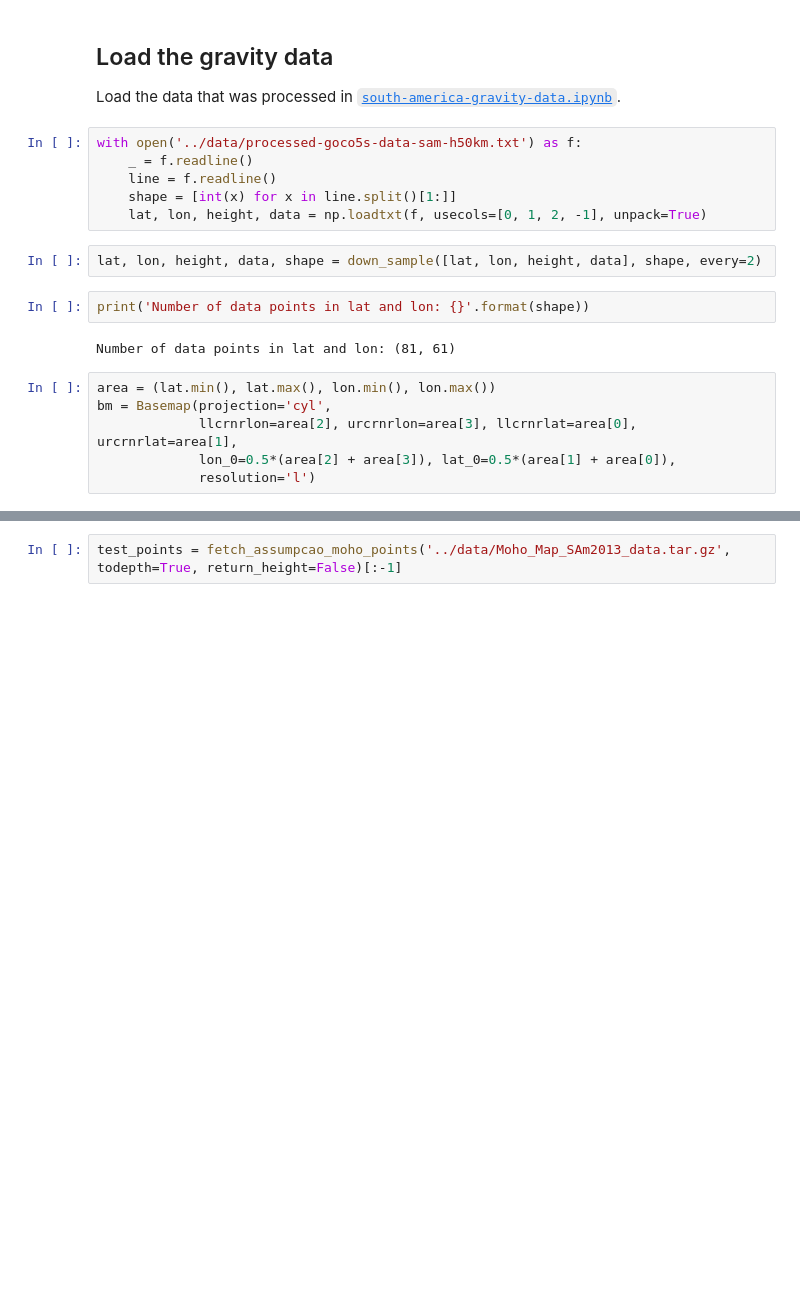
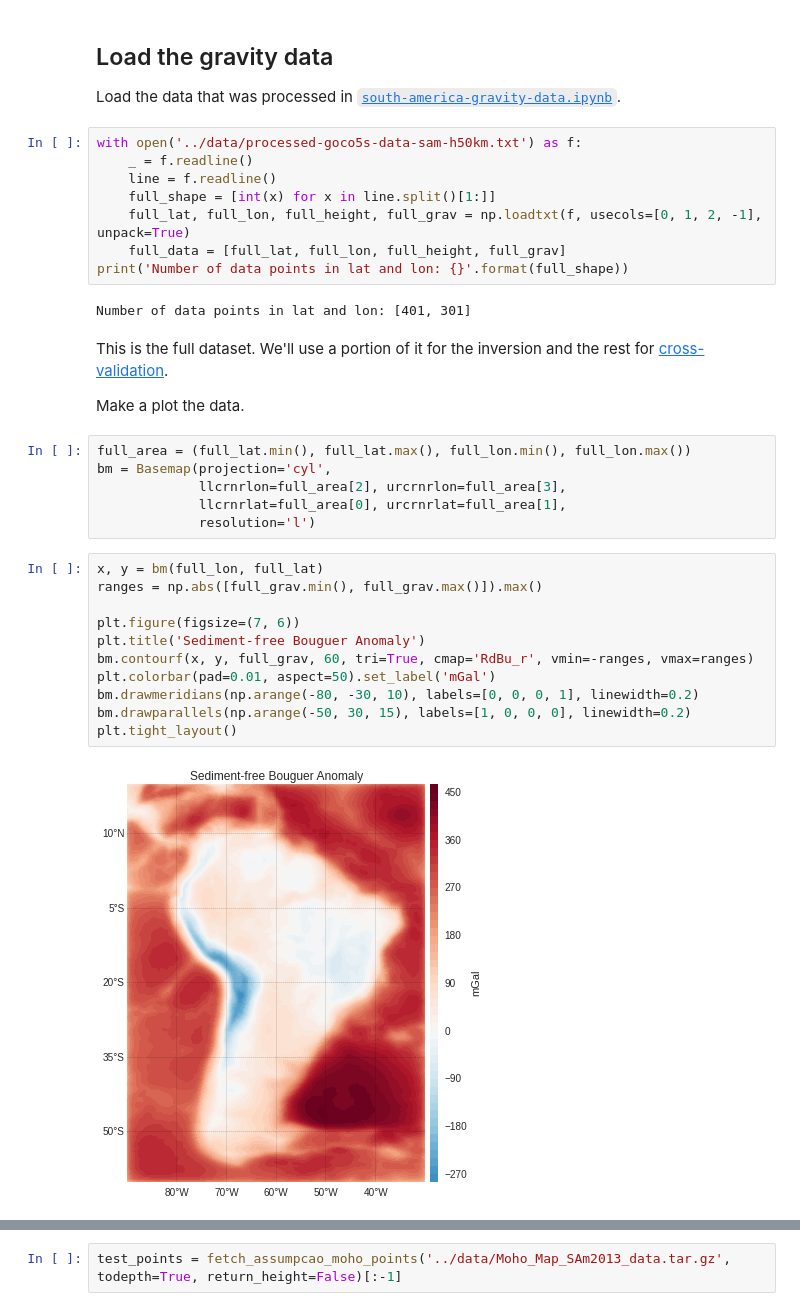
Before and after one commit to pinga-lab/paper-moho-inversion-tesseroids, a Jupyter notebook: notebooks/south-america-moho.ipynb, the cells around one changed output, grey strips where cells are left out. Saved outputs shown, nothing was run; the diff lists cells and outputs as text; blank space fills up the shorter version.

```diff
--- a/notebooks/south-america-moho.ipynb
+++ b/notebooks/south-america-moho.ipynb
@@ -56,17 +56,32 @@ Load the data that was processed in [`south-america-gravity-data.ipynb`](south-a
 with open('../data/processed-goco5s-data-sam-h50km.txt') as f:
     _ = f.readline()
     line = f.readline()
-    shape = [int(x) for x in line.split()[1:]]
-    lat, lon, height, data = np.loadtxt(f, usecols=[0, 1, 2, -1], unpack=True)
+    full_shape = [int(x) for x in line.split()[1:]]
+    full_lat, full_lon, full_height, full_grav = np.loadtxt(f, usecols=[0, 1, 2, -1], unpack=True)
+    full_data = [full_lat, full_lon, full_height, full_grav]
+print('Number of data points in lat and lon: {}'.format(full_shape))
+# %% [output]
+Number of data points in lat and lon: [401, 301]
-# %%
-lat, lon, height, data, shape = down_sample([lat, lon, height, data], shape, every=2)
-# %%
-print('Number of data points in lat and lon: {}'.format(shape))
-# %% [output]
-Number of data points in lat and lon: (81, 61)
+# %% [markdown]
+This is the full dataset. We'll use a portion of it for the inversion and the rest for [cross-validation](#Cross-validation).
+
+Make a plot the data.
 # %%
-area = (lat.min(), lat.max(), lon.min(), lon.max())
+full_area = (full_lat.min(), full_lat.max(), full_lon.min(), full_lon.max())
 bm = Basemap(projection='cyl',
-             llcrnrlon=area[2], urcrnrlon=area[3], llcrnrlat=area[0], urcrnrlat=area[1],
-             lon_0=0.5*(area[2] + area[3]), lat_0=0.5*(area[1] + area[0]),
+             llcrnrlon=full_area[2], urcrnrlon=full_area[3],
+             llcrnrlat=full_area[0], urcrnrlat=full_area[1],
              resolution='l')
+# %%
+x, y = bm(full_lon, full_lat)
+ranges = np.abs([full_grav.min(), full_grav.max()]).max()
+
+plt.figure(figsize=(7, 6))
+plt.title('Sediment-free Bouguer Anomaly')
+bm.contourf(x, y, full_grav, 60, tri=True, cmap='RdBu_r', vmin=-ranges, vmax=ranges)
+plt.colorbar(pad=0.01, aspect=50).set_label('mGal')
+bm.drawmeridians(np.arange(-80, -30, 10), labels=[0, 0, 0, 1], linewidth=0.2)
+bm.drawparallels(np.arange(-50, 30, 15), labels=[1, 0, 0, 0], linewidth=0.2)
+plt.tight_layout()
+# %% [output]
+[figure, added]
```
Also changed, not shown: parts of 81 cells of this notebook.
